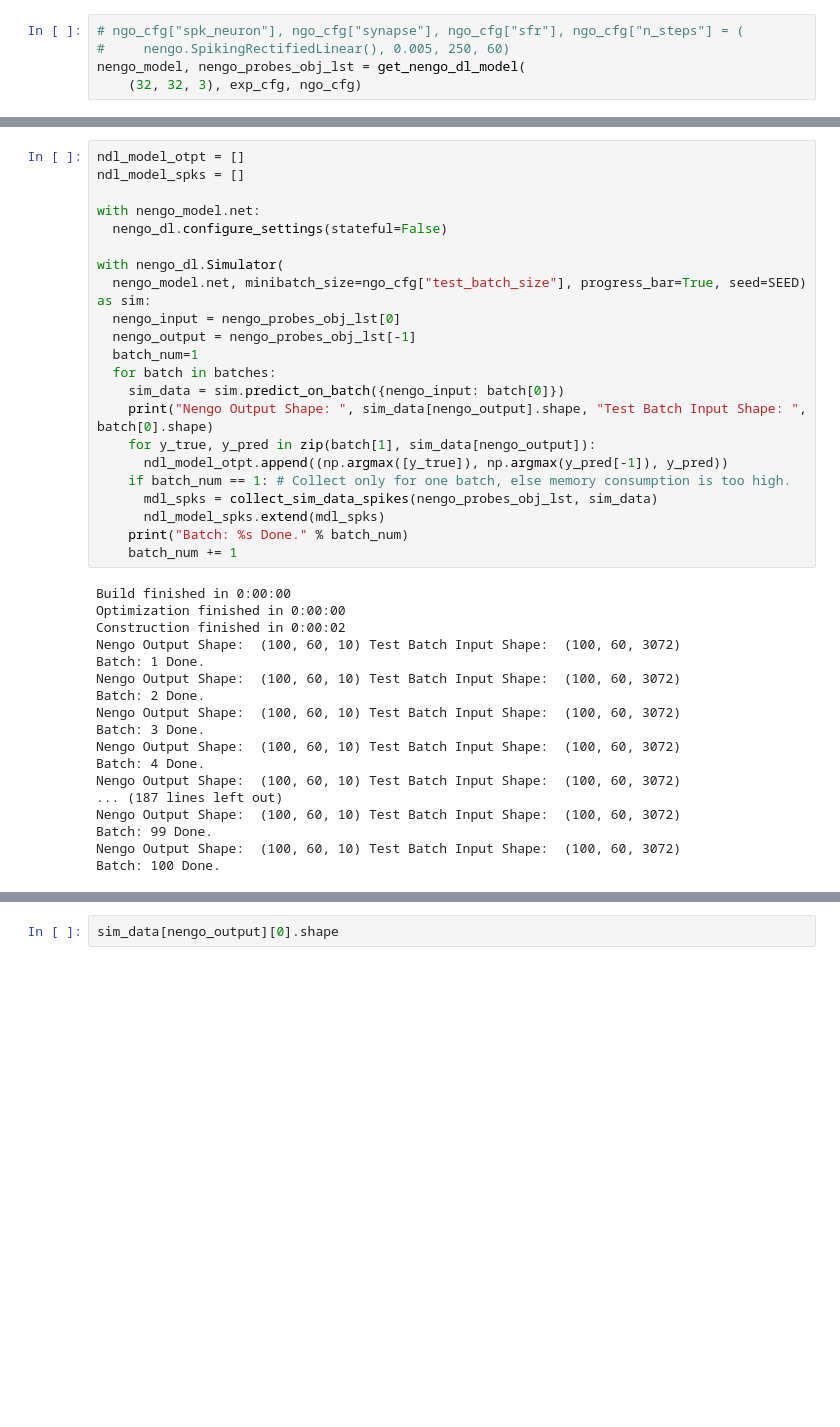
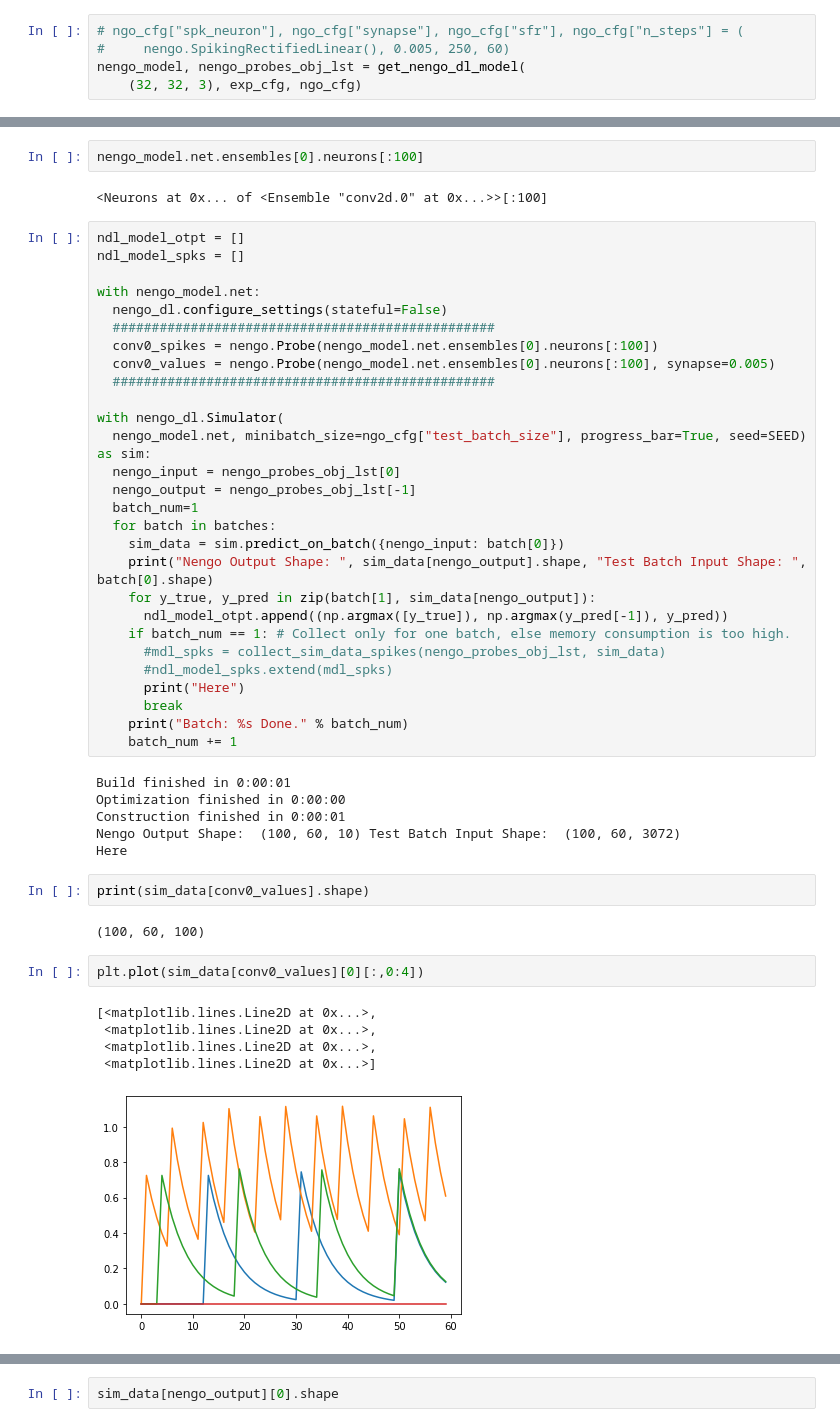
Before and after one commit to R-Gaurav/SpikingMaxPooling, a Jupyter notebook: src/nengo_dl_test/nengo_dl_test.ipynb, the cells around one changed output, grey strips where cells are left out. Saved outputs shown, nothing was run; the diff lists cells and outputs as text; blank space fills up the shorter version.

```diff
--- a/src/nengo_dl_test/nengo_dl_test.ipynb
+++ b/src/nengo_dl_test/nengo_dl_test.ipynb
@@ -89,9 +99,17 @@ nengo_model, nengo_probes_obj_lst = get_nengo_dl_model(
+# %%
+nengo_model.net.ensembles[0].neurons[:100]
+# %% [output]
+<Neurons at 0x... of <Ensemble "conv2d.0" at 0x...>>[:100]
 # %%
 ndl_model_otpt = []
 ndl_model_spks = []
 
 with nengo_model.net:
   nengo_dl.configure_settings(stateful=False)
+  #################################################
+  conv0_spikes = nengo.Probe(nengo_model.net.ensembles[0].neurons[:100])
+  conv0_values = nengo.Probe(nengo_model.net.ensembles[0].neurons[:100], synapse=0.005)
+  #################################################
 
 with nengo_dl.Simulator(
   nengo_model.net, minibatch_size=ngo_cfg["test_batch_size"], progress_bar=True, seed=SEED) as sim:
@@ -104,25 +122,27 @@ with nengo_dl.Simulator(
     for y_true, y_pred in zip(batch[1], sim_data[nengo_output]):
       ndl_model_otpt.append((np.argmax([y_true]), np.argmax(y_pred[-1]), y_pred))
     if batch_num == 1: # Collect only for one batch, else memory consumption is too high.
-      mdl_spks = collect_sim_data_spikes(nengo_probes_obj_lst, sim_data)
-      ndl_model_spks.extend(mdl_spks)
+      #mdl_spks = collect_sim_data_spikes(nengo_probes_obj_lst, sim_data)
+      #ndl_model_spks.extend(mdl_spks)
+      print("Here")
+      break
     print("Batch: %s Done." % batch_num)
     batch_num += 1
 # %% [output]
-Build finished in 0:00:00
+Build finished in 0:00:01
 Optimization finished in 0:00:00
-Construction finished in 0:00:02
+Construction finished in 0:00:01
 Nengo Output Shape:  (100, 60, 10) Test Batch Input Shape:  (100, 60, 3072)
-Batch: 1 Done.
-Nengo Output Shape:  (100, 60, 10) Test Batch Input Shape:  (100, 60, 3072)
-Batch: 2 Done.
-Nengo Output Shape:  (100, 60, 10) Test Batch Input Shape:  (100, 60, 3072)
-Batch: 3 Done.
-Nengo Output Shape:  (100, 60, 10) Test Batch Input Shape:  (100, 60, 3072)
-Batch: 4 Done.
-Nengo Output Shape:  (100, 60, 10) Test Batch Input Shape:  (100, 60, 3072)
-... (187 lines left out)
-Nengo Output Shape:  (100, 60, 10) Test Batch Input Shape:  (100, 60, 3072)
-Batch: 99 Done.
-Nengo Output Shape:  (100, 60, 10) Test Batch Input Shape:  (100, 60, 3072)
-Batch: 100 Done.
+Here
+# %%
+print(sim_data[conv0_values].shape)
+# %% [output]
+(100, 60, 100)
+# %%
+plt.plot(sim_data[conv0_values][0][:,0:4])
+# %% [output]
+[<matplotlib.lines.Line2D at 0x...>,
+ <matplotlib.lines.Line2D at 0x...>,
+ <matplotlib.lines.Line2D at 0x...>,
+ <matplotlib.lines.Line2D at 0x...>]
+[figure, added]
```
Also changed, not shown: parts of 15 cells of this notebook, 29 other files.
